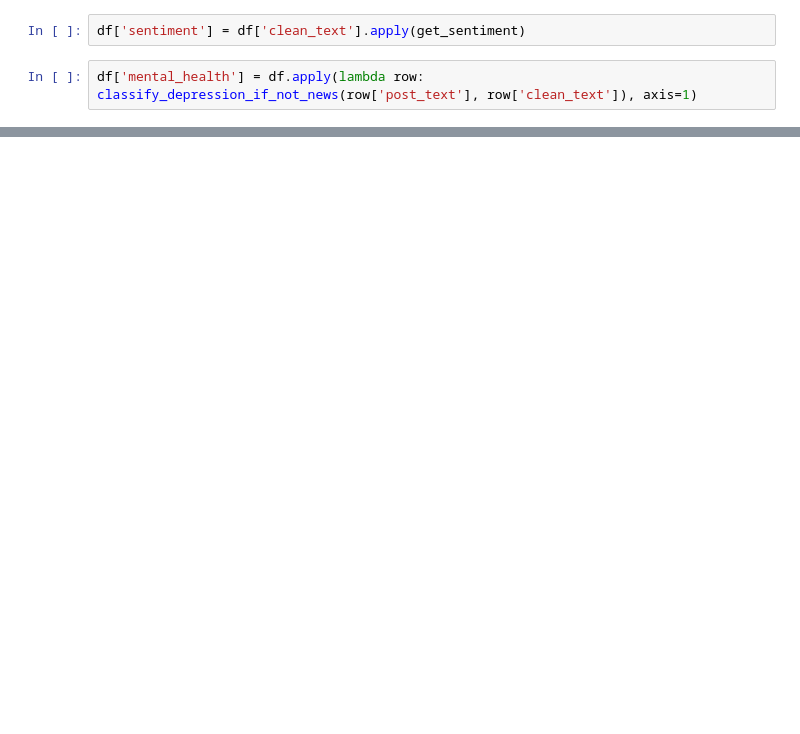
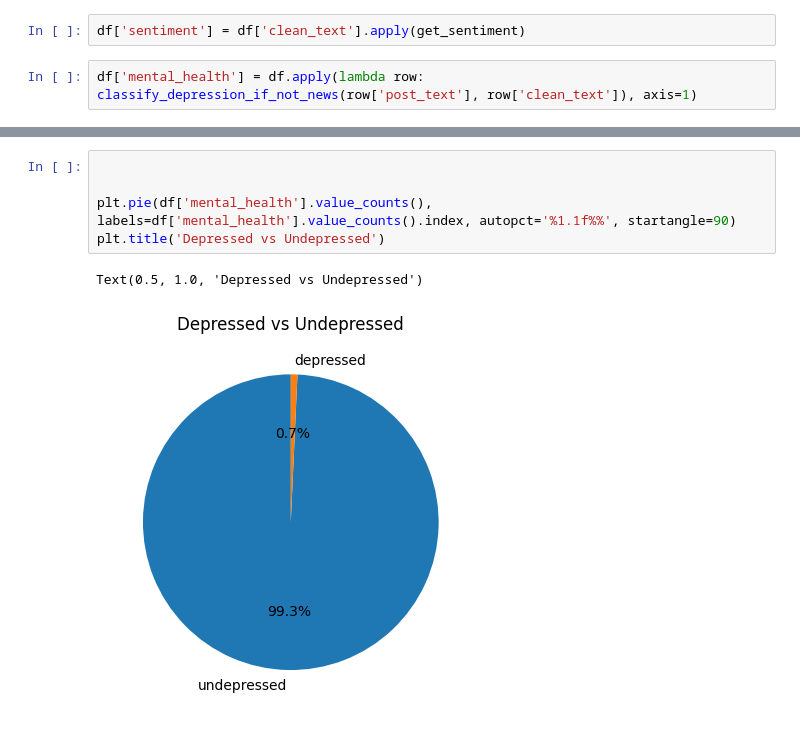
Before and after one commit to ShrinivasanT/Mental_Health_Twitter, a Jupyter notebook: Sentiment analysis.ipynb, the cells around one changed output, grey strips where cells are left out. Cells and saved outputs as stored; diff of their text form; blank space fills up the shorter version.

```diff
--- a/Sentiment analysis.ipynb
+++ b/Sentiment analysis.ipynb
@@ -110,0 +118,8 @@ depressed_df
+# %%
+
+
+plt.pie(df['mental_health'].value_counts(), labels=df['mental_health'].value_counts().index, autopct='%1.1f%%', startangle=90)
+plt.title('Depressed vs Undepressed')
+# %% [output]
+Text(0.5, 1.0, 'Depressed vs Undepressed')
+[figure, added]
```
Also changed, not shown: parts of 8 cells of this notebook, 1 other file.
